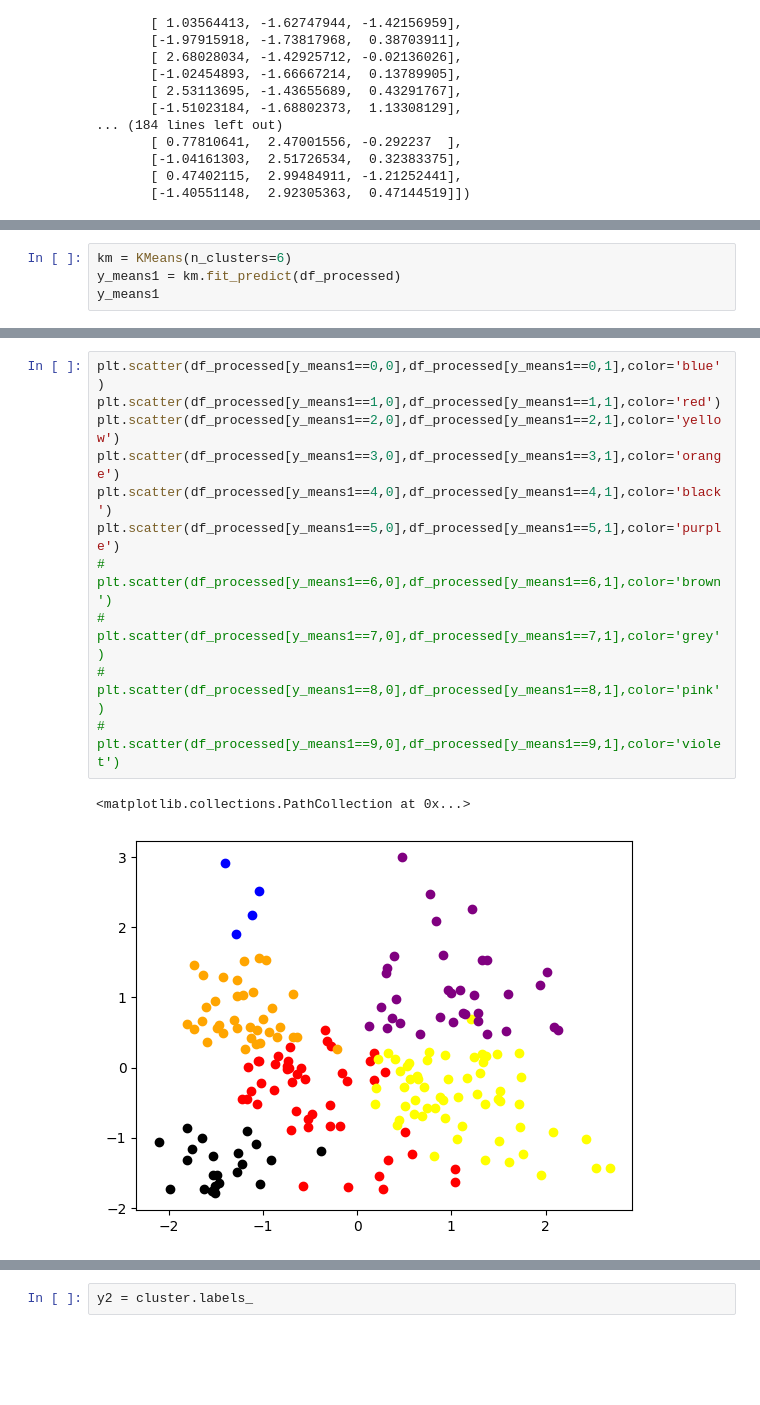
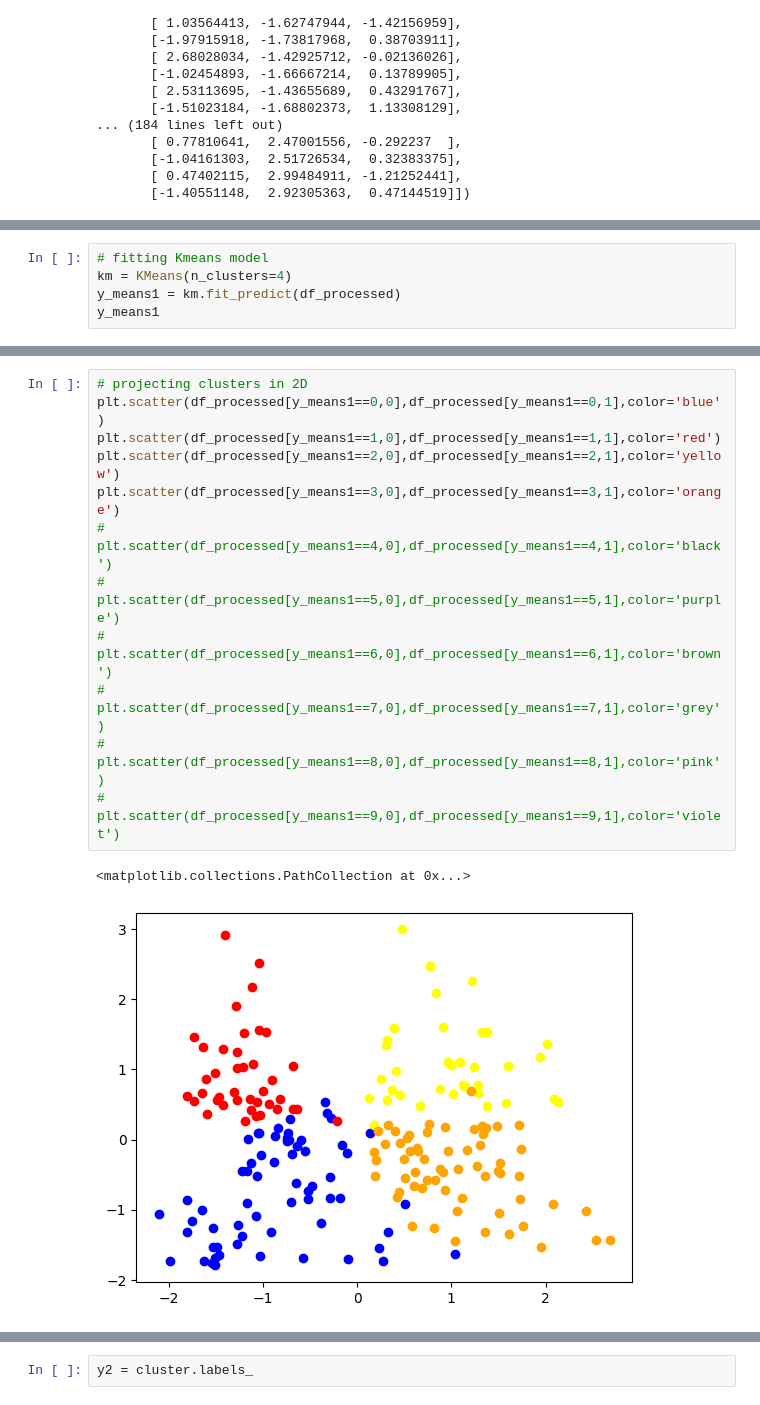
Before and after one commit to hcbagde17/Compute-Tasks, a Jupyter notebook: ml_task2.ipynb, the cells around one changed output, grey strips where cells are left out. Saved outputs shown, nothing was run; the diff lists cells and outputs as text; blank space fills up the shorter version.

```diff
--- a/ml_task2.ipynb
+++ b/ml_task2.ipynb
@@ -206,5 +197,6 @@ plt.plot(range(1,11),wcss,marker='o', linestyle='--')
 # %%
-km = KMeans(n_clusters=6)
+# fitting Kmeans model
+km = KMeans(n_clusters=4)
 y_means1 = km.fit_predict(df_processed)
 y_means1
 # %% [output]
@@ -234,15 +213,16 @@ array([-0.57572361,  0.27961435, -0.09546842,  1.03564413,  1.03895218,
 # %%
+# projecting clusters in 2D
 plt.scatter(df_processed[y_means1==0,0],df_processed[y_means1==0,1],color='blue')
 plt.scatter(df_processed[y_means1==1,0],df_processed[y_means1==1,1],color='red')
 plt.scatter(df_processed[y_means1==2,0],df_processed[y_means1==2,1],color='yellow')
 plt.scatter(df_processed[y_means1==3,0],df_processed[y_means1==3,1],color='orange')
-plt.scatter(df_processed[y_means1==4,0],df_processed[y_means1==4,1],color='black')
-plt.scatter(df_processed[y_means1==5,0],df_processed[y_means1==5,1],color='purple')
+# plt.scatter(df_processed[y_means1==4,0],df_processed[y_means1==4,1],color='black')
+# plt.scatter(df_processed[y_means1==5,0],df_processed[y_means1==5,1],color='purple')
 # plt.scatter(df_processed[y_means1==6,0],df_processed[y_means1==6,1],color='brown')
 # plt.scatter(df_processed[y_means1==7,0],df_processed[y_means1==7,1],color='grey')
 # plt.scatter(df_processed[y_means1==8,0],df_processed[y_means1==8,1],color='pink')
 # plt.scatter(df_processed[y_means1==9,0],df_processed[y_means1==9,1],color='violet')
 # %% [output]
 <matplotlib.collections.PathCollection at 0x...>
-[figure, old version]
+[figure, new version]
 # %%
```
Also changed, not shown: parts of 32 cells of this notebook, 1 other file.
